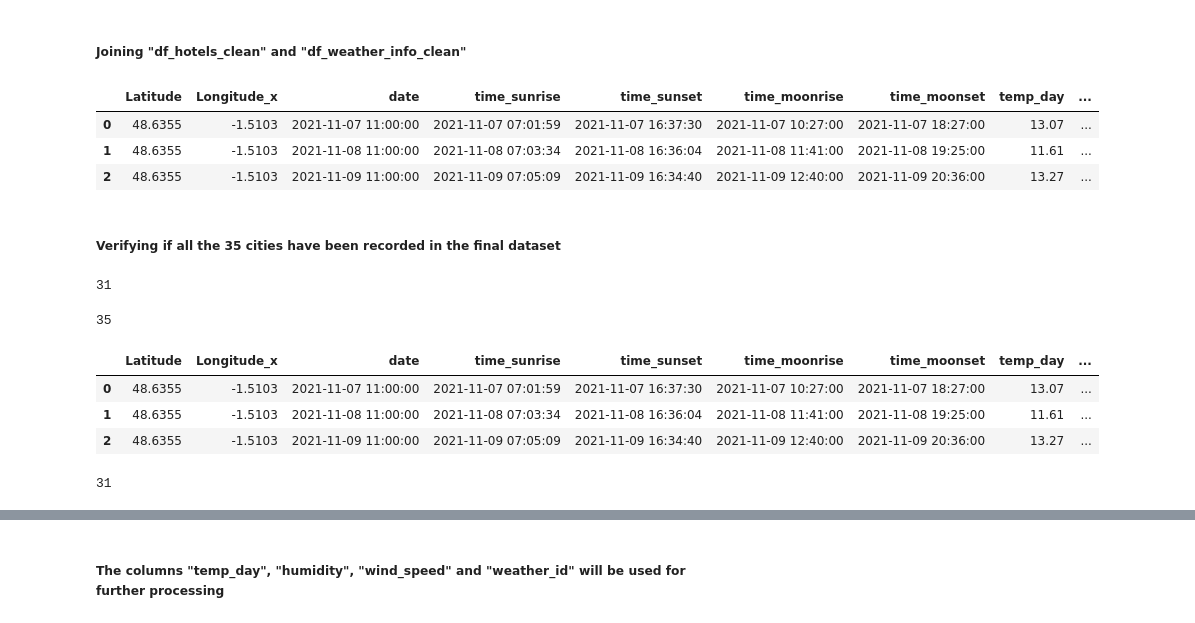
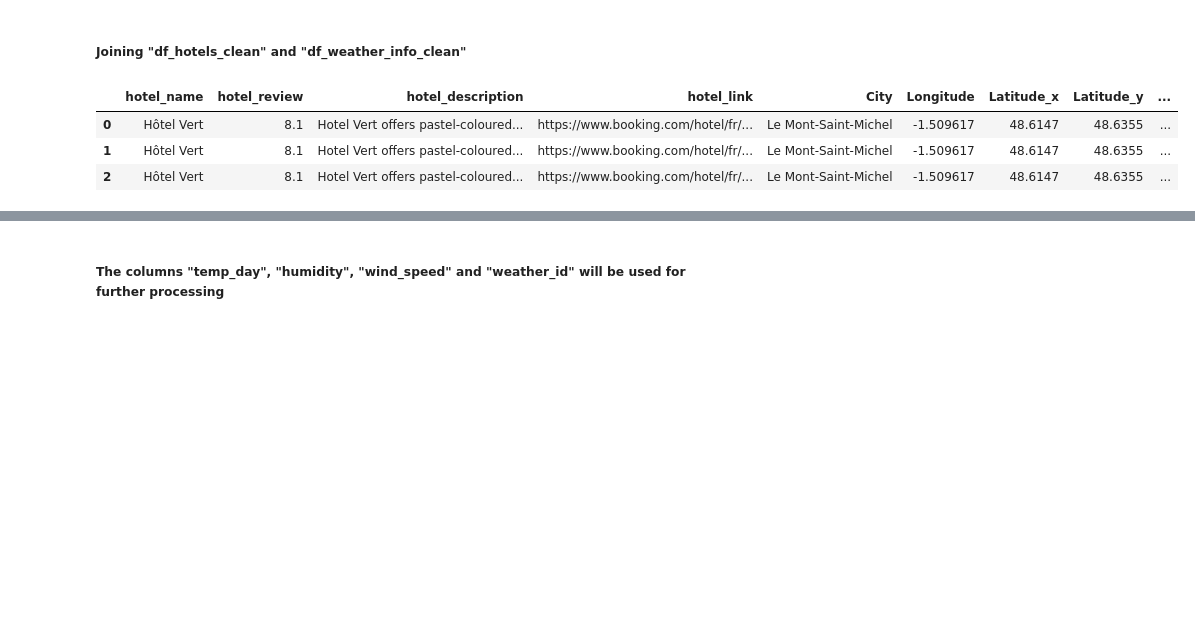
Before and after one commit to Data5ci3nc3/Kayak, a Jupyter notebook: Trip_with_Kayak_completed.ipynb, the cells around one changed output, grey strips where cells are left out. Cells and saved outputs as stored; diff of their text form; code cells hidden in the pictures; blank space fills up the shorter version.

```diff
--- a/Trip_with_Kayak_completed.ipynb
+++ b/Trip_with_Kayak_completed.ipynb
@@ -1269,32 +1271,9 @@ df_hotels_clean.head(3)
 # %%
 df_final = pd.merge(df_hotels_clean, df_cities_weather_clean, how='inner', left_on=["City"], right_on = ["City"])
 # %%
-df_cities_weather_clean.head(3)
+df_final.head(3)
 # %% [output]
-|  | Latitude | Longitude_x | date | time_sunrise | time_sunset | time_moonrise | time_moonset | temp_day | ... |
-| 0 | 48.6355 | -1.5103 | 2021-11-07 11:00:00 | 2021-11-07 07:01:59 | 2021-11-07 16:37:30 | 2021-11-07 10:27:00 | 2021-11-07 18:27:00 | 13.07 | ... |
-| 1 | 48.6355 | -1.5103 | 2021-11-08 11:00:00 | 2021-11-08 07:03:34 | 2021-11-08 16:36:04 | 2021-11-08 11:41:00 | 2021-11-08 19:25:00 | 11.61 | ... |
-| 2 | 48.6355 | -1.5103 | 2021-11-09 11:00:00 | 2021-11-09 07:05:09 | 2021-11-09 16:34:40 | 2021-11-09 12:40:00 | 2021-11-09 20:36:00 | 13.27 | ... |
+|  | hotel_name | hotel_review | hotel_description | hotel_link | City | Longitude | Latitude_x | Latitude_y | ... |
+| 0 | Hôtel Vert | 8.1 | Hotel Vert offers pastel-coloured... | https://www.booking.com/hotel/fr/... | Le Mont-Saint-Michel | -1.509617 | 48.6147 | 48.6355 | ... |
+| 1 | Hôtel Vert | 8.1 | Hotel Vert offers pastel-coloured... | https://www.booking.com/hotel/fr/... | Le Mont-Saint-Michel | -1.509617 | 48.6147 | 48.6355 | ... |
+| 2 | Hôtel Vert | 8.1 | Hotel Vert offers pastel-coloured... | https://www.booking.com/hotel/fr/... | Le Mont-Saint-Michel | -1.509617 | 48.6147 | 48.6355 | ... |
-# %% [markdown]
-##### Verifying if all the 35 cities have been recorded in the final dataset
-# %%
-cities_df_final = df_final["City"].unique()
-len(cities_df_final)
-# %% [output]
-31
-# %%
-cities_df_cities_weather_clean = df_cities_weather_clean["City"].unique()
-len(cities_df_cities_weather_clean)
-# %% [output]
-35
-# %%
-df_cities_weather_clean.head(3)
-# %% [output]
-|  | Latitude | Longitude_x | date | time_sunrise | time_sunset | time_moonrise | time_moonset | temp_day | ... |
-| 0 | 48.6355 | -1.5103 | 2021-11-07 11:00:00 | 2021-11-07 07:01:59 | 2021-11-07 16:37:30 | 2021-11-07 10:27:00 | 2021-11-07 18:27:00 | 13.07 | ... |
-| 1 | 48.6355 | -1.5103 | 2021-11-08 11:00:00 | 2021-11-08 07:03:34 | 2021-11-08 16:36:04 | 2021-11-08 11:41:00 | 2021-11-08 19:25:00 | 11.61 | ... |
-| 2 | 48.6355 | -1.5103 | 2021-11-09 11:00:00 | 2021-11-09 07:05:09 | 2021-11-09 16:34:40 | 2021-11-09 12:40:00 | 2021-11-09 20:36:00 | 13.27 | ... |
-# %%
-len(df_hotels_clean["City"].unique())
-# %% [output]
-31
```
Also changed, not shown: parts of 63 cells of this notebook.
